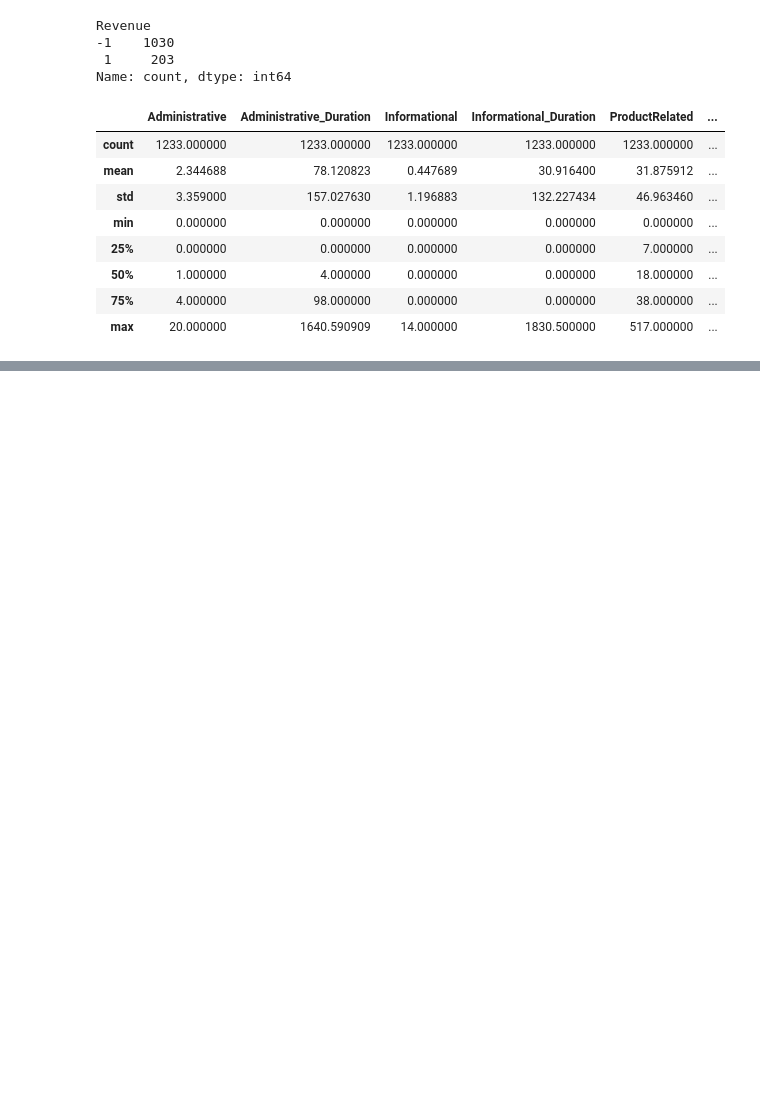
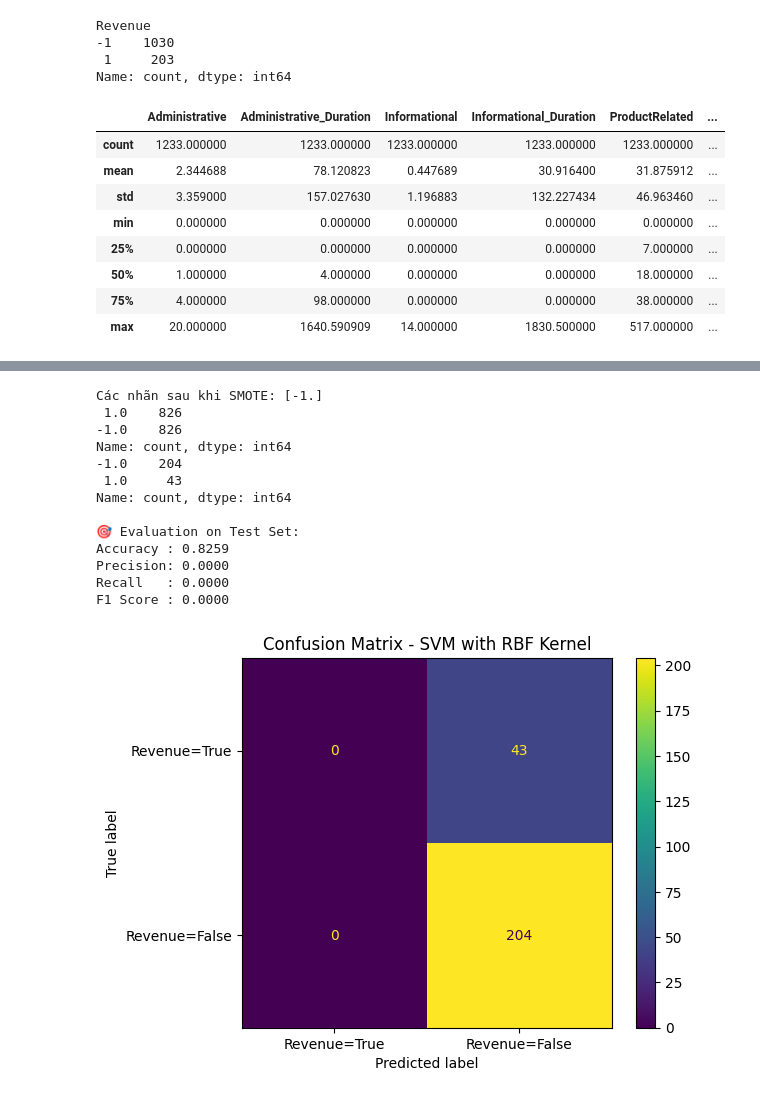
Before and after one commit to khachuy1904/svm, a Jupyter notebook: svm_kernel.ipynb, the cells around one changed output, grey strips where cells are left out. Drawn from its saved outputs; the diff is of its cells as text; code cells hidden in the pictures; blank space fills up the shorter version.

```diff
--- a/svm_kernel.ipynb
+++ b/svm_kernel.ipynb
@@ -214,0 +246,43 @@ def project(x):
+# %%
+model = SVC(C=1.0, kernel='rbf', gamma=0.5)
+# model = SVC(C=1, kernel='poly', degree=4, gamma=0.1, coef0=1)
+model.fit(X_resampled, y_resampled.reshape(-1,))
+y_pre = model.predict(X_test)
+
+
+
+print("Các nhãn sau khi SMOTE:", np.unique(y_pre))
+acu = accuracy_score(y_test, y_pre)
+preci = precision_score(y_test, y_pre, pos_label=1)
+reca = recall_score(y_test, y_pre, pos_label=1)
+f1s = f1_score(y_test, y_pre, pos_label=1)
+
+print(pd.Series(y_resampled).value_counts())
+print(pd.Series(y_test).value_counts())
+print(f" Evaluation on Test Set:")
+print(f"Accuracy : {acu:.4f}")
+print(f"Precision: {preci:.4f}")
+print(f"Recall   : {reca:.4f}")
+print(f"F1 Score : {f1s:.4f}")
+
+# ===== 15. Confusion Matrix =====
+cm = confusion_matrix(y_test, y_pre, labels=[1, -1])
+abc = ConfusionMatrixDisplay(confusion_matrix=cm, display_labels=["Revenue=True", "Revenue=False"])
+abc.plot()
+plt.title("Confusion Matrix - SVM with RBF Kernel")
+plt.show()
+# %% [output]
+Các nhãn sau khi SMOTE: [-1.]
+ 1.0    826
+-1.0    826
+Name: count, dtype: int64
+-1.0    204
+ 1.0     43
+Name: count, dtype: int64
+
+🎯 Evaluation on Test Set:
+Accuracy : 0.8259
+Precision: 0.0000
+Recall   : 0.0000
+F1 Score : 0.0000
+[figure, added]
```
Also changed, not shown: parts of 3 cells of this notebook.
